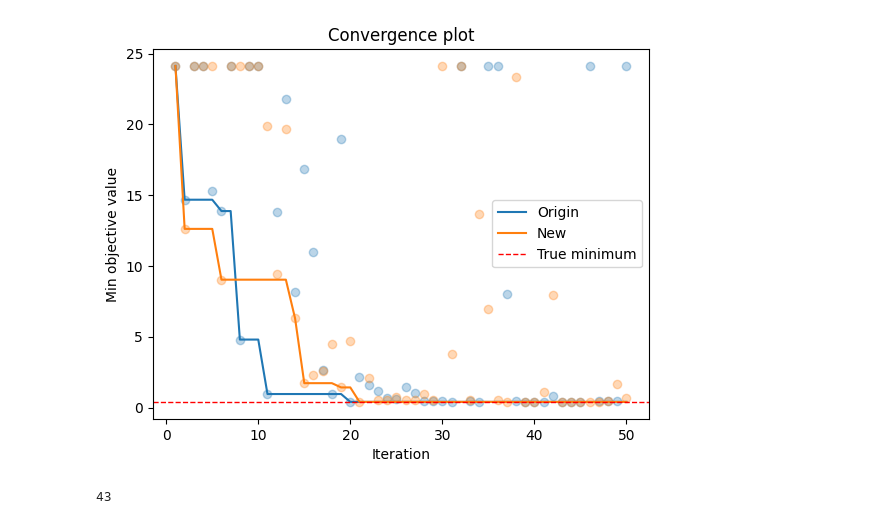
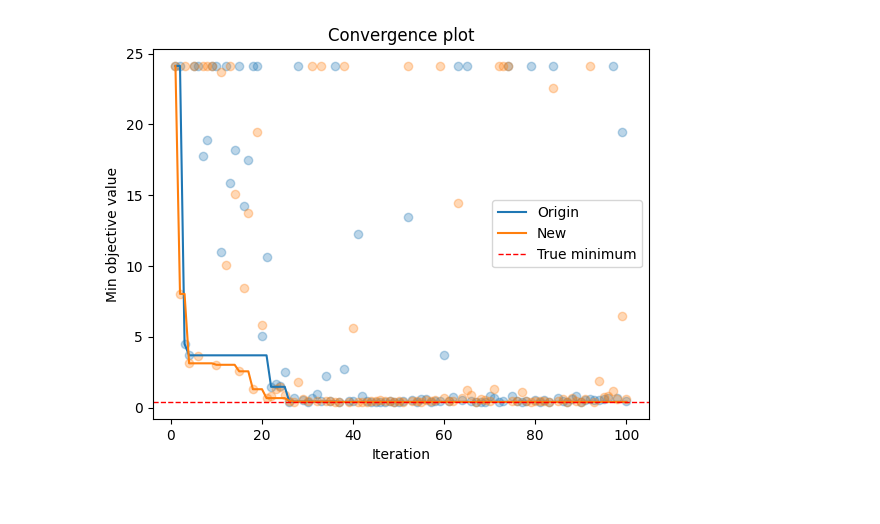
Before and after one commit to Chlorinesu/OptML2024FinalProject, a Jupyter notebook: openboxtest.ipynb, the cells around one changed output. Cells and saved outputs as stored; diff of their text form; code cells hidden in the pictures.

```diff
--- a/openboxtest.ipynb
+++ b/openboxtest.ipynb
@@ -209,12 +806,17 @@ grad_func = grads[i]
 # %%
-from openbox.core.generic_advisor import myAdvisor
+i = 0
+name = name_list[i]
+problem = sof.get_problem(name)
+grad_func = grads[i]
 
-opt = Optimizer(problem.evaluate_config, problem.get_configspace(), max_runs=50, surrogate_type='gp')
+
+steps = 100
+opt = Optimizer(problem.evaluate_config, problem.get_configspace(), max_runs=steps, surrogate_type='gp')
 history = opt.run()
 
-opt = Optimizer(problem.evaluate_config, problem.get_configspace(), max_runs=50, surrogate_type='gp')
+opt = Optimizer(problem.evaluate_config, problem.get_configspace(), max_runs=steps, surrogate_type='gp')
 Advisor1 = myAdvisor(opt.config_space, grad_func=grad_func)
-Advisor1.acquisition_function = myEI(opt.config_advisor.surrogate_model, alpha = 1)
+Advisor1.acquisition_function = myEI(opt.config_advisor.surrogate_model, alpha = .1)
 opt.config_advisor = Advisor1
-history_PI = opt.run()
+history_new = opt.run()
 # %% [output]
@@ -238,15 +840,11 @@ history_PI = opt.run()
 # %%
 fig = plt.figure()
 ax = fig.gca()
 history.plot_convergence(ax=ax, color='C0', name='Origin')
-history_PI.plot_convergence(ax=ax, color='C1', name='New')
+history_new.plot_convergence(ax=ax, color='C1', name='New')
 
 ax.axhline(problem.optimal_value, linestyle="--", color="r", lw=1, label="True minimum")
 ax.legend()
 plt.show()
 # %% [output]
-[figure, old version]
+[figure, new version]
-# %%
-opt.config_advisor.surrogate_model.grad_update_round
-# %% [output]
-43
```
Also changed, not shown: parts of 6 cells of this notebook.
